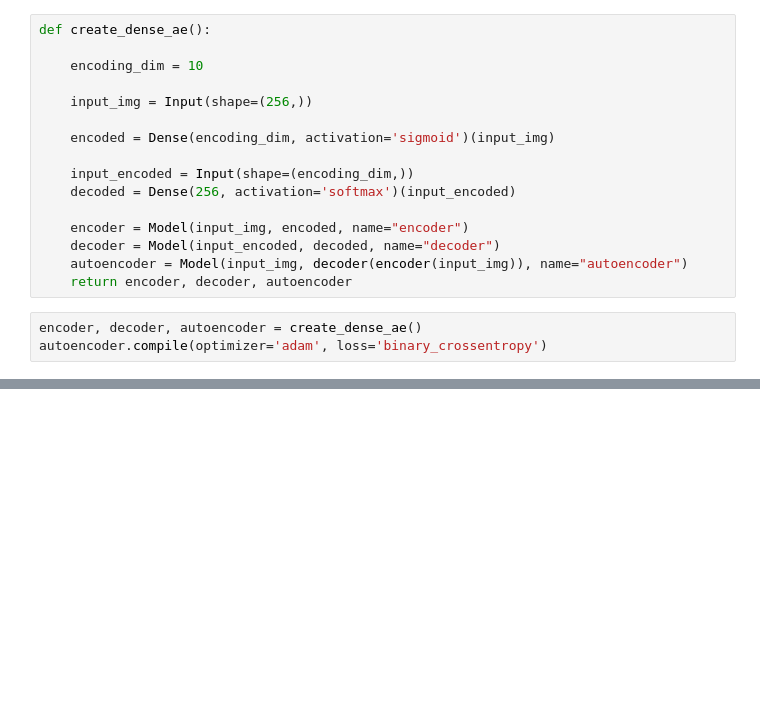
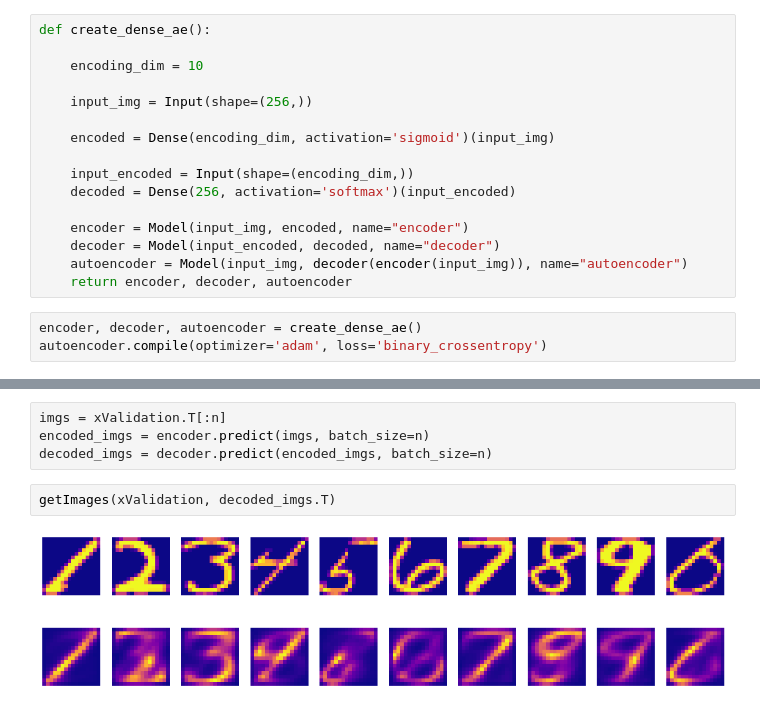
Before and after one commit to ImmortalizedInHearts/AutoEncoder, a Jupyter notebook: autoEncoderWithFramework.ipynb, the cells around one changed output, grey strips where cells are left out. Saved outputs shown, nothing was run; the diff lists cells and outputs as text; blank space fills up the shorter version.

```diff
--- a/autoEncoderWithFramework.ipynb
+++ b/autoEncoderWithFramework.ipynb
@@ -113,0 +120,8 @@ getImages(xTest, decoded_imgs.T)
+# %%
+imgs = xValidation.T[:n]
+encoded_imgs = encoder.predict(imgs, batch_size=n)
+decoded_imgs = decoder.predict(encoded_imgs, batch_size=n)
+# %%
+getImages(xValidation, decoded_imgs.T)
+# %% [output]
+[figure, added]
```
Also changed, not shown: parts of 7 cells of this notebook.
